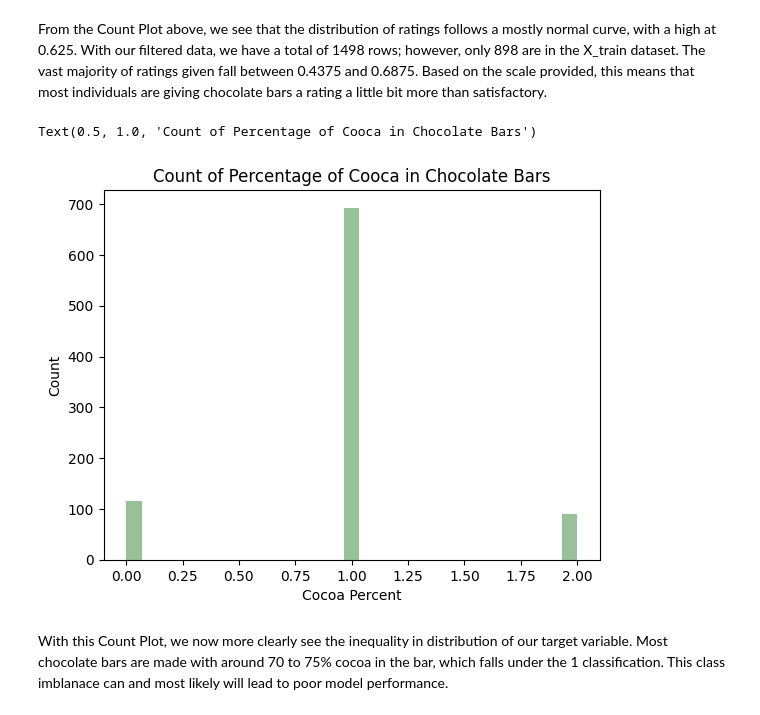
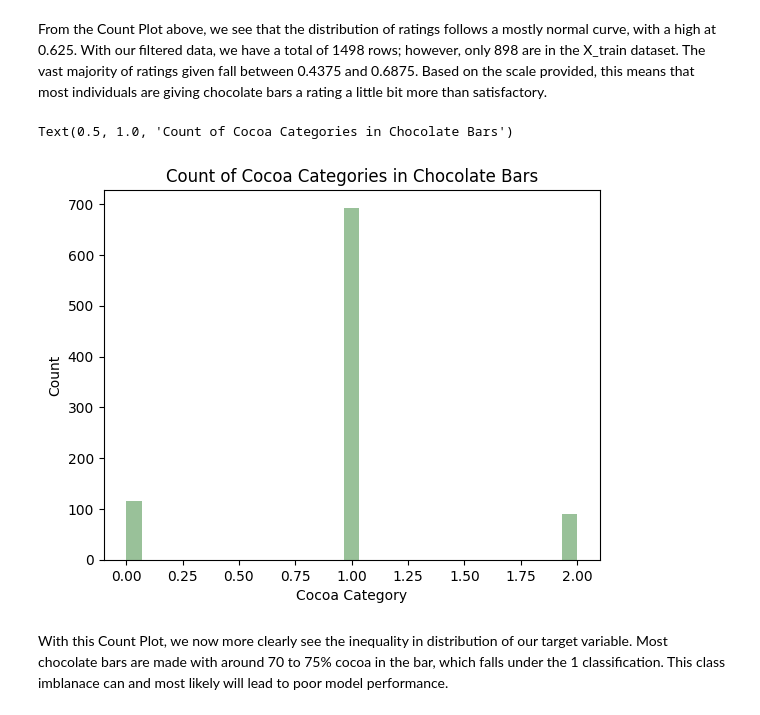
Before and after one commit to aagarwal17/datasci-207-arun, a Jupyter notebook: assignments/05 Multiclass classification.ipynb, the cells around one changed output. Drawn from its saved outputs; the diff is of its cells as text; code cells hidden in the pictures.

```diff
--- a/assignments/05 Multiclass classification.ipynb
+++ b/assignments/05 Multiclass classification.ipynb
@@ -786,11 +786,11 @@ From the Count Plot above, we see that the distribution of ratings follows a mos
 # %%
 sns.distplot(a=Y_train, hist=True,kde=False,rug=False, color='darkgreen')
 #Count of average percentage of chocolate bars
-plt.xlabel('Cocoa Percent')
+plt.xlabel('Cocoa Category')
 plt.ylabel('Count')
-plt.title('Count of Percentage of Cooca in Chocolate Bars')
+plt.title('Count of Cocoa Categories in Chocolate Bars')
 # %% [output]
-Text(0.5, 1.0, 'Count of Percentage of Cooca in Chocolate Bars')
+Text(0.5, 1.0, 'Count of Cocoa Categories in Chocolate Bars')
-[figure, old version]
+[figure, new version]
 # %% [markdown]
 With this Count Plot, we now more clearly see the inequality in distribution of our target variable. Most chocolate bars are made with around 70 to 75% cocoa in the bar, which falls under the 1 classification. This class imblanace can and most likely will lead to poor model performance.
```
Also changed, not shown: parts of 16 cells of this notebook.
